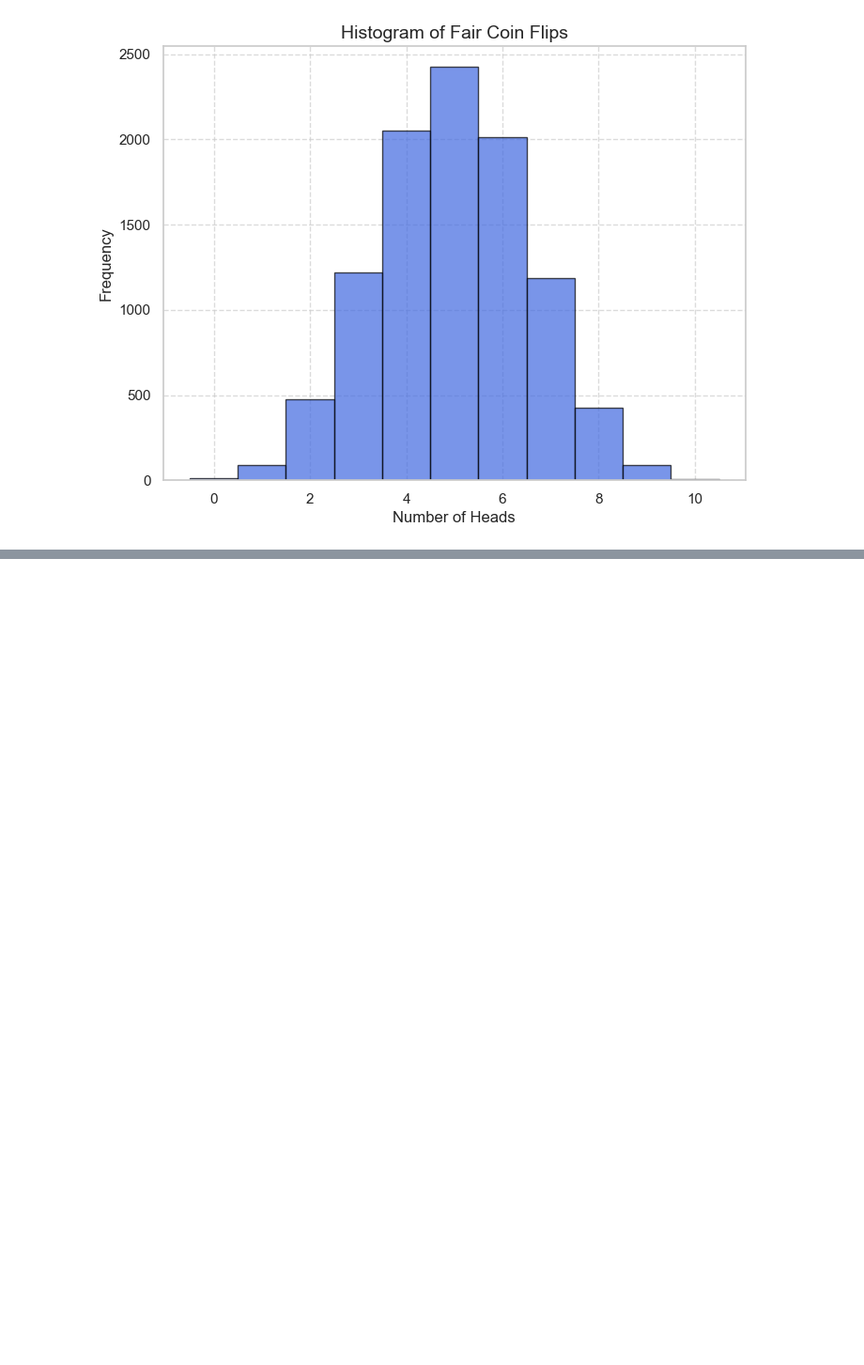
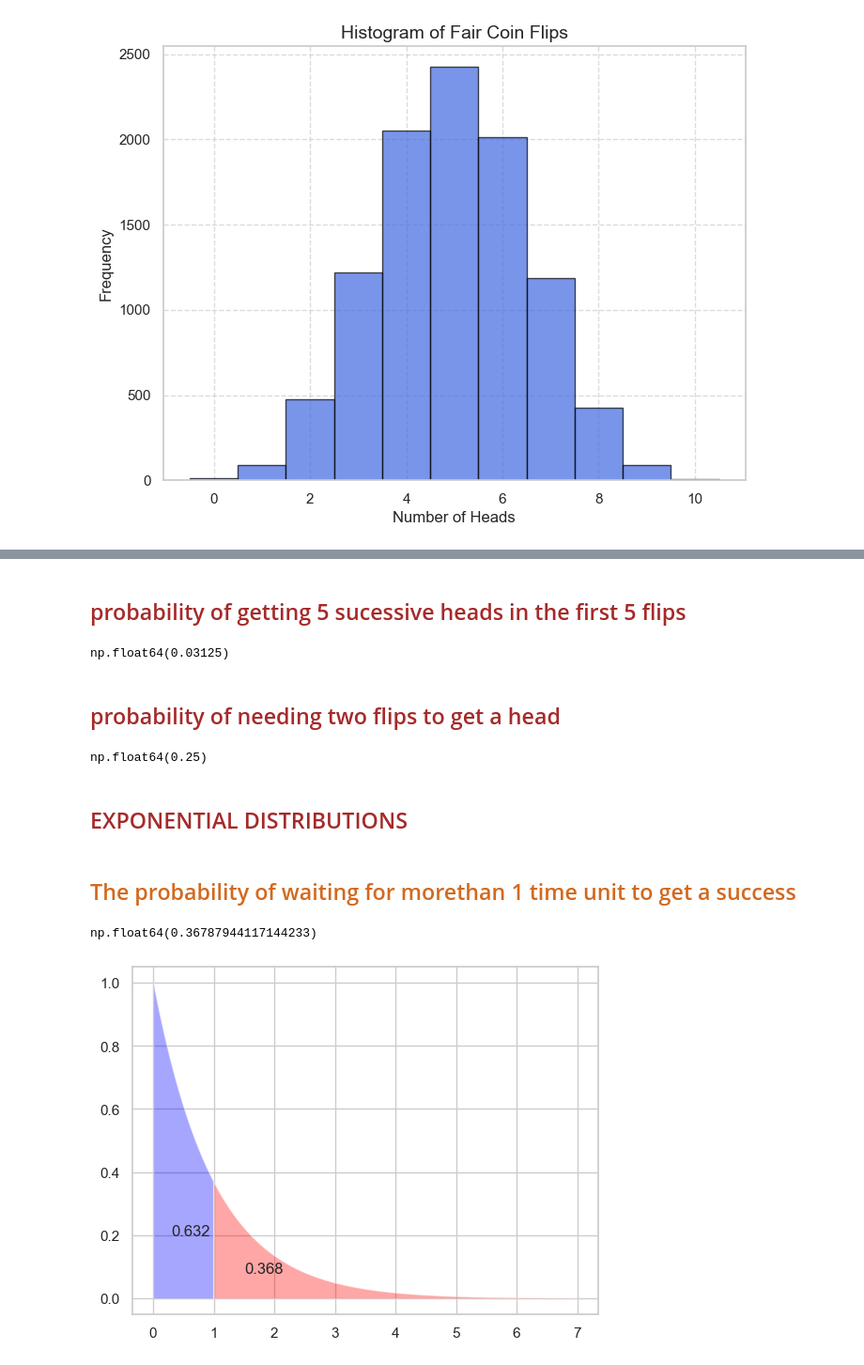
Before and after one commit to MBURIRI/Oil-prices-analysis, a Jupyter notebook: learning.ipynb, the cells around one changed output, grey strips where cells are left out. Shown at 94% size. Drawn from its saved outputs; the diff is of its cells as text; code cells hidden in the pictures; blank space fills up the shorter version.

```diff
--- a/learning.ipynb
+++ b/learning.ipynb
@@ -137,0 +219,30 @@ Name: count, dtype: int64
+# %% [markdown]
+<h2 style="color: brown;">probability of getting 5 sucessive heads in the first 5 flips</h2>
+# %%
+first_five=stats.geom.cdf(k=5,p=0.5)
+1-first_five
+# %% [output]
+np.float64(0.03125)
+# %% [markdown]
+<h2 style="color: brown;">probability of needing two flips to get a head</h2>
+# %%
+first_two=stats.geom.pmf(k=2,p=0.5)
+first_two
+# %% [output]
+np.float64(0.25)
+# %% [markdown]
+<h2 style="color: brown;">EXPONENTIAL DISTRIBUTIONS</h2>
+# %% [markdown]
+<h2 style='color: chocolate;'>The probability of waiting for morethan 1 time unit to get a success</h2>
+# %%
+prob_1=stats.expon.cdf(x=1,scale=1)
+1-prob_1
+# %% [output]
+np.float64(0.36787944117144233)
+# %%
+plt.fill_between(x=np.arange(0,1,0.01),y1=stats.expon.pdf(np.arange(0,1,0.01)),facecolor='blue',alpha=0.35)
+plt.fill_between(x=np.arange(1,7,0.01),y1=stats.expon.pdf(np.arange(1,7,0.01)),facecolor='red',alpha=0.35)
+plt.text(x=0.3,y=0.2,s=round(prob_1,3))
+plt.text(x=1.5,y=0.08,s=round(1-prob_1,3));
+# %% [output]
+[figure, added]
```
Also changed, not shown: parts of 15 cells of this notebook.
